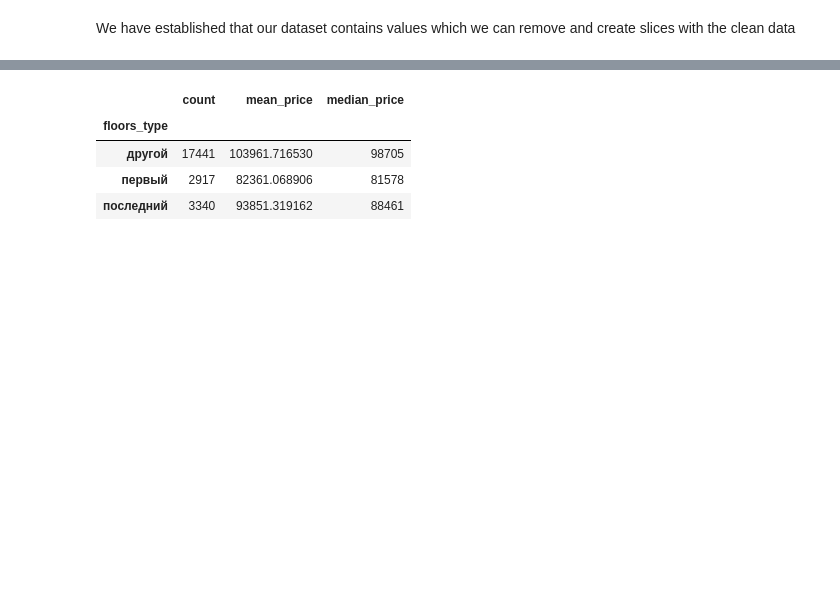
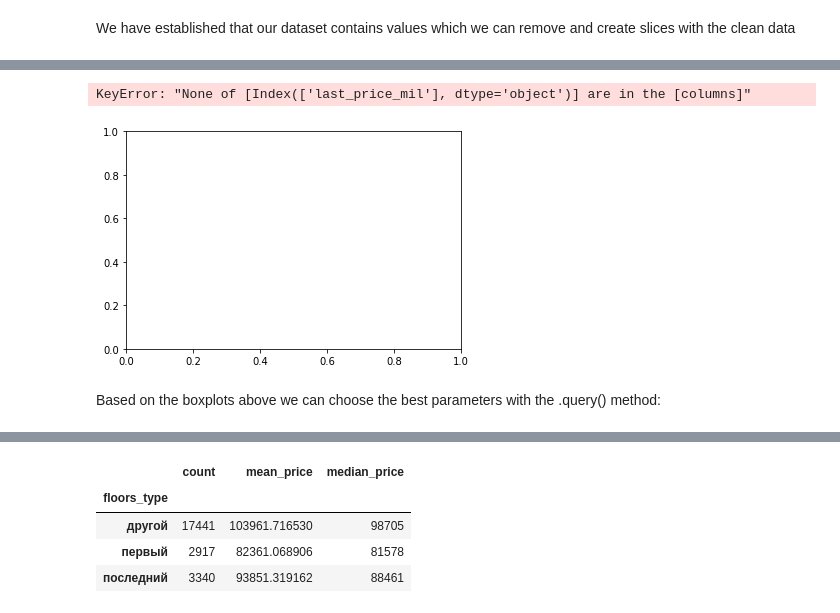
Before and after one commit to VeronicaCodes/sales_advert_in_housing_market_research, a Jupyter notebook: sales_advert_in_housing_market_research.ipynb, the cells around one changed output, grey strips where cells are left out. Cells and saved outputs as stored; diff of their text form; code cells hidden in the pictures; blank space fills up the shorter version.

```diff
--- a/sales_advert_in_housing_market_research.ipynb
+++ b/sales_advert_in_housing_market_research.ipynb
@@ -734,0 +709,9 @@ array([[<AxesSubplot:xlabel='price_sq_m', ylabel='price_sq_m'>,
+# %%
+for col in ('last_price_in_mil', 'total_area', 'rooms', 'ceiling_height'):
+    df.boxplot(column=col, showfliers=False, vert=False) # plot boxpot
+    plt.show()
+# %% [output]
+KeyError: "None of [Index(['last_price_mil'], dtype='object')] are in the [columns]"
+[figure, added]
+# %% [markdown]
+Based on the boxplots above we can choose the best parameters with the .query() method:
```
Also changed, not shown: parts of 38 cells of this notebook.
